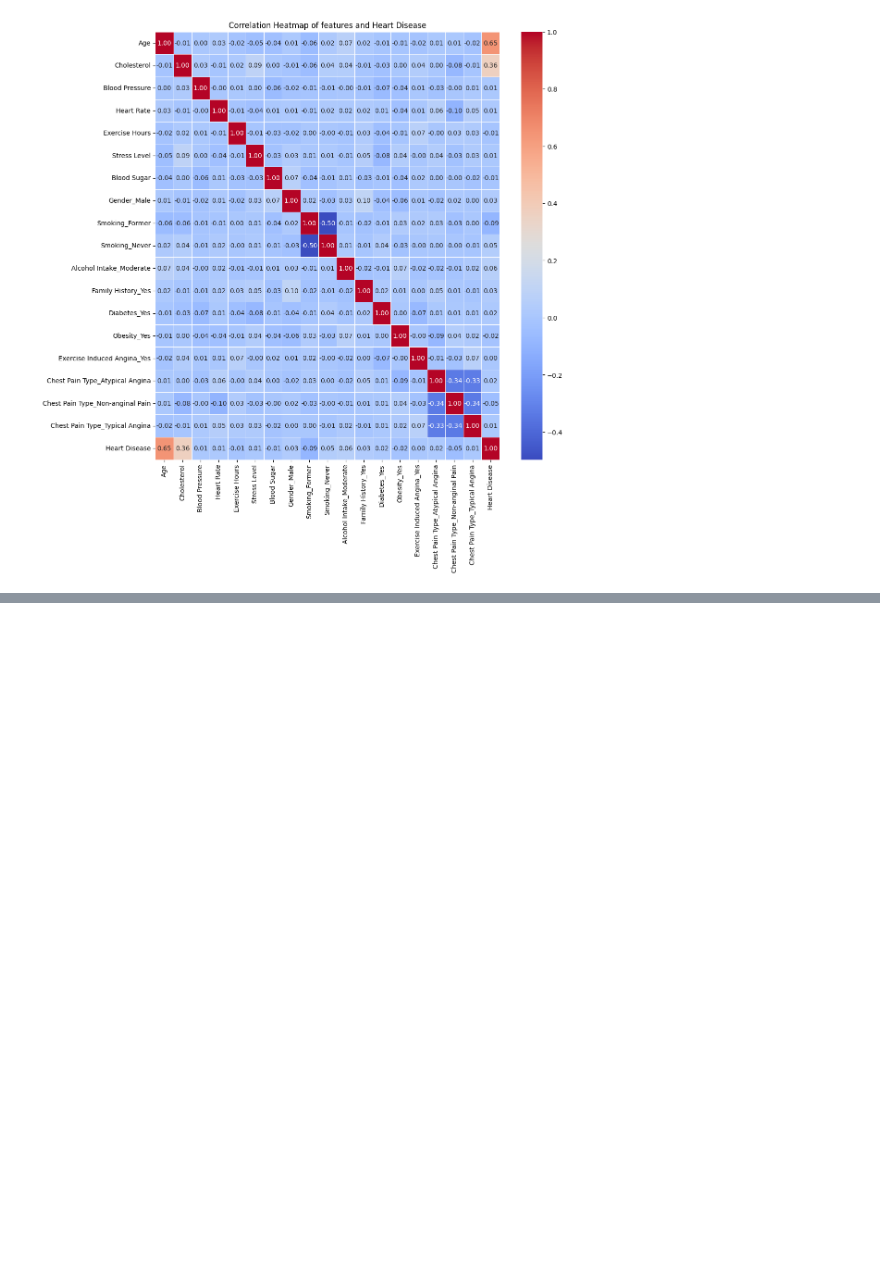
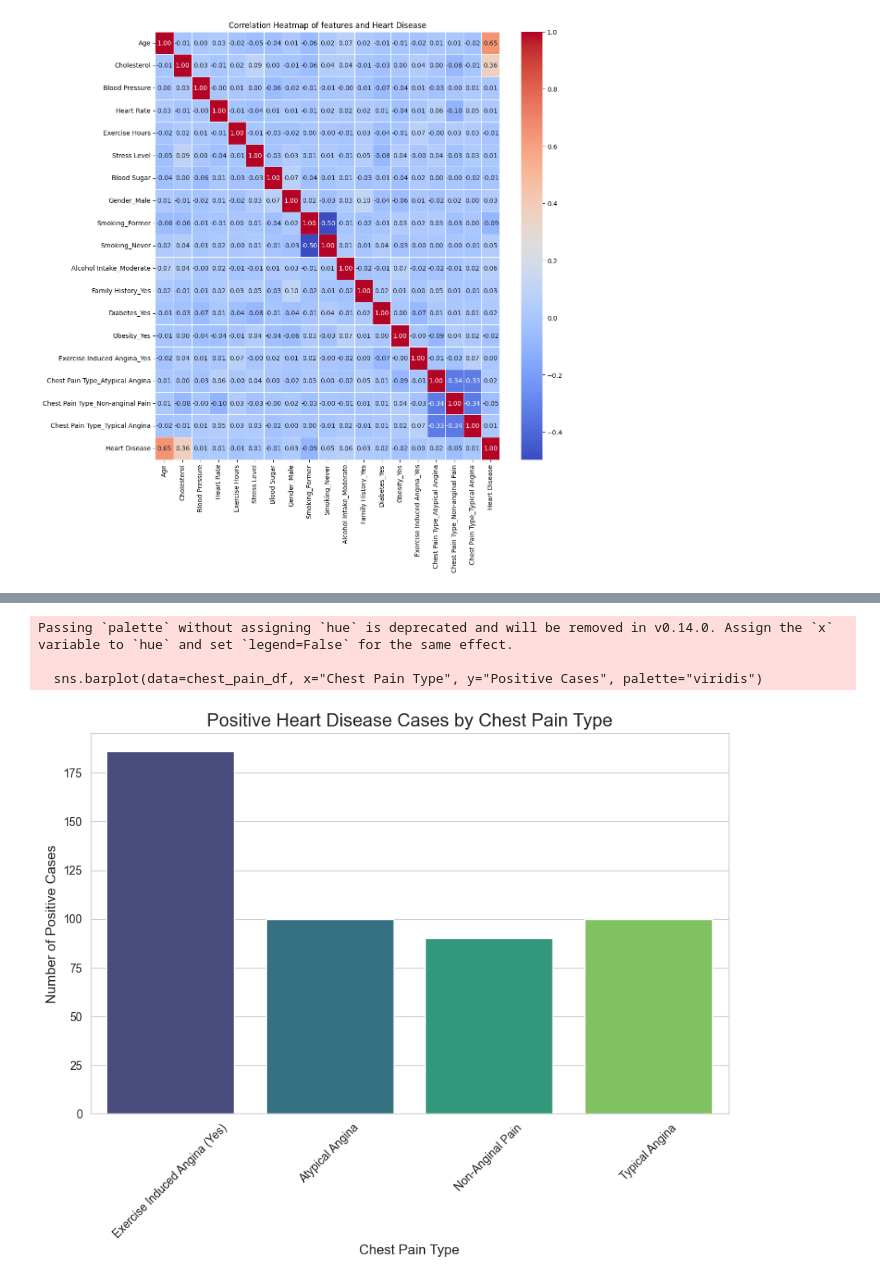
Before and after one commit to prajithravisankar/heart-disease-prediction, a Jupyter notebook: notebooks/exploratory_analysis.ipynb, the cells around one changed output, grey strips where cells are left out. Saved outputs shown, nothing was run; the diff lists cells and outputs as text; code cells hidden in the pictures; blank space fills up the shorter version.

```diff
--- a/notebooks/exploratory_analysis.ipynb
+++ b/notebooks/exploratory_analysis.ipynb
@@ -24,0 +138,41 @@ plt.show()
+# %%
+import pandas as pd
+import seaborn as sns
+import matplotlib.pyplot as plt
+
+# Load dataset
+df = pd.read_csv("../data/processed/cleaned_data.csv")
+
+# Sum positive heart disease cases for each chest pain type
+chest_pain_counts = {
+    "Exercise Induced Angina (Yes)": df.loc[df["Exercise Induced Angina_Yes"] == True, "Heart Disease"].sum(),
+    "Atypical Angina": df.loc[df["Chest Pain Type_Atypical Angina"] == True, "Heart Disease"].sum(),
+    "Non-Anginal Pain": df.loc[df["Chest Pain Type_Non-anginal Pain"] == True, "Heart Disease"].sum(),
+    "Typical Angina": df.loc[df["Chest Pain Type_Typical Angina"] == True, "Heart Disease"].sum()
+}
+
+# Convert to DataFrame for visualization
+chest_pain_df = pd.DataFrame(list(chest_pain_counts.items()), columns=["Chest Pain Type", "Positive Cases"])
+
+# Bar Plot
+plt.figure(figsize=(10, 6))
+sns.barplot(data=chest_pain_df, x="Chest Pain Type", y="Positive Cases", palette="viridis")
+plt.title("Positive Heart Disease Cases by Chest Pain Type", fontsize=16)
+plt.xlabel("Chest Pain Type", fontsize=12)
+plt.ylabel("Number of Positive Cases", fontsize=12)
+plt.xticks(rotation=45)
+plt.show()
+
+# Heatmap Data Preparation
+heatmap_data = pd.DataFrame({
+    "Chest Pain Type": ["Exercise Induced Angina (Yes)", "Atypical Angina", "Non-Anginal Pain", "Typical Angina"],
+    "Positive Cases": [chest_pain_counts["Exercise Induced Angina (Yes)"],
+                       chest_pain_counts["Atypical Angina"],
+                       chest_pain_counts["Non-Anginal Pain"],
+                       chest_pain_counts["Typical Angina"]]
+}).set_index("Chest Pain Type")
+# %% [output]
+Passing `palette` without assigning `hue` is deprecated and will be removed in v0.14.0. Assign the `x` variable to `hue` and set `legend=False` for the same effect.
+
+  sns.barplot(data=chest_pain_df, x="Chest Pain Type", y="Positive Cases", palette="viridis")
+[figure, added]
```
Also changed, not shown: parts of 4 cells of this notebook, 3 other files.
